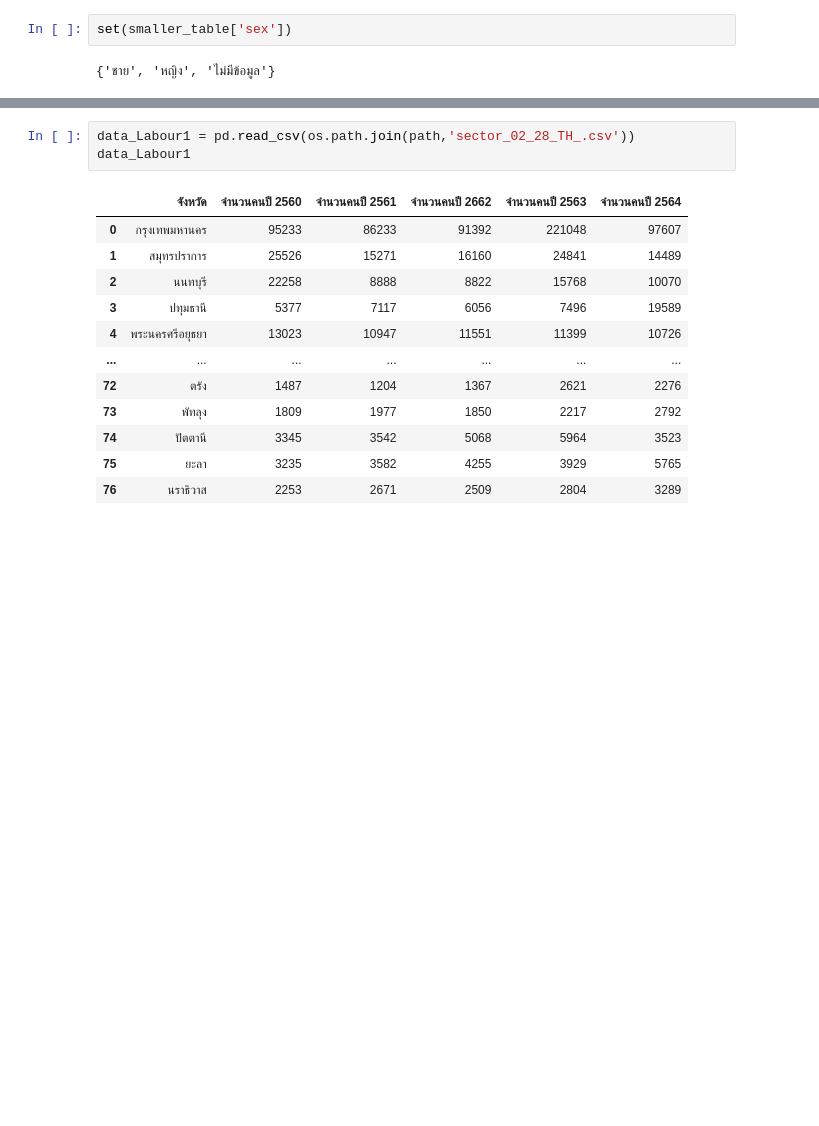
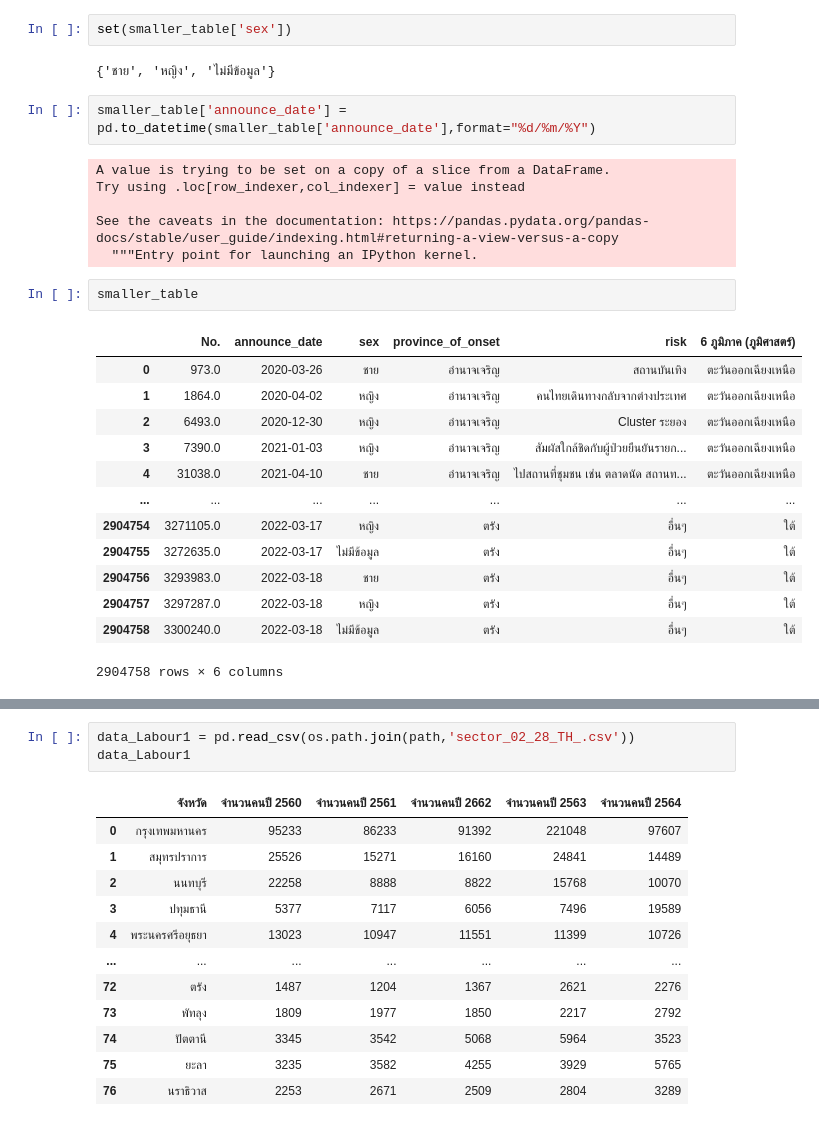
Before and after one commit to BooEiEi/data_viz_2022, a Jupyter notebook: Final_Project.ipynb, the cells around one changed output, grey strips where cells are left out. Saved outputs shown, nothing was run; the diff lists cells and outputs as text; blank space fills up the shorter version.

```diff
--- a/Final_Project.ipynb
+++ b/Final_Project.ipynb
@@ -678,3 +678,27 @@ See the caveats in the documentation: https://pandas.pydata.org/pandas-docs/stab
 set(smaller_table['sex'])
 # %% [output]
 {'ชาย', 'หญิง', 'ไม่มีข้อมูล'}
+# %%
+smaller_table['announce_date'] = pd.to_datetime(smaller_table['announce_date'],format="%d/%m/%Y")
+# %% [output]
+A value is trying to be set on a copy of a slice from a DataFrame.
+Try using .loc[row_indexer,col_indexer] = value instead
+
+See the caveats in the documentation: https://pandas.pydata.org/pandas-docs/stable/user_guide/indexing.html#returning-a-view-versus-a-copy
+  """Entry point for launching an IPython kernel.
+# %%
+smaller_table
+# %% [output]
+|  | No. | announce_date | sex | province_of_onset | risk | 6 ภูมิภาค (ภูมิศาสตร์) |
+| 0 | 973.0 | 2020-03-26 | ชาย | อำนาจเจริญ | สถานบันเทิง | ตะวันออกเฉียงเหนือ |
+| 1 | 1864.0 | 2020-04-02 | หญิง | อำนาจเจริญ | คนไทยเดินทางกลับจากต่างประเทศ | ตะวันออกเฉียงเหนือ |
+| 2 | 6493.0 | 2020-12-30 | หญิง | อำนาจเจริญ | Cluster ระยอง | ตะวันออกเฉียงเหนือ |
+| 3 | 7390.0 | 2021-01-03 | หญิง | อำนาจเจริญ | สัมผัสใกล้ชิดกับผู้ป่วยยืนยันรายก... | ตะวันออกเฉียงเหนือ |
+| 4 | 31038.0 | 2021-04-10 | ชาย | อำนาจเจริญ | ไปสถานที่ชุมชน เช่น ตลาดนัด สถานท... | ตะวันออกเฉียงเหนือ |
+| ... | ... | ... | ... | ... | ... | ... |
+| 2904754 | 3271105.0 | 2022-03-17 | หญิง | ตรัง | อื่นๆ | ใต้ |
+| 2904755 | 3272635.0 | 2022-03-17 | ไม่มีข้อมูล | ตรัง | อื่นๆ | ใต้ |
+| 2904756 | 3293983.0 | 2022-03-18 | ชาย | ตรัง | อื่นๆ | ใต้ |
+| 2904757 | 3297287.0 | 2022-03-18 | หญิง | ตรัง | อื่นๆ | ใต้ |
+| 2904758 | 3300240.0 | 2022-03-18 | ไม่มีข้อมูล | ตรัง | อื่นๆ | ใต้ |
+2904758 rows × 6 columns
```
Also changed, not shown: parts of 41 cells of this notebook.
